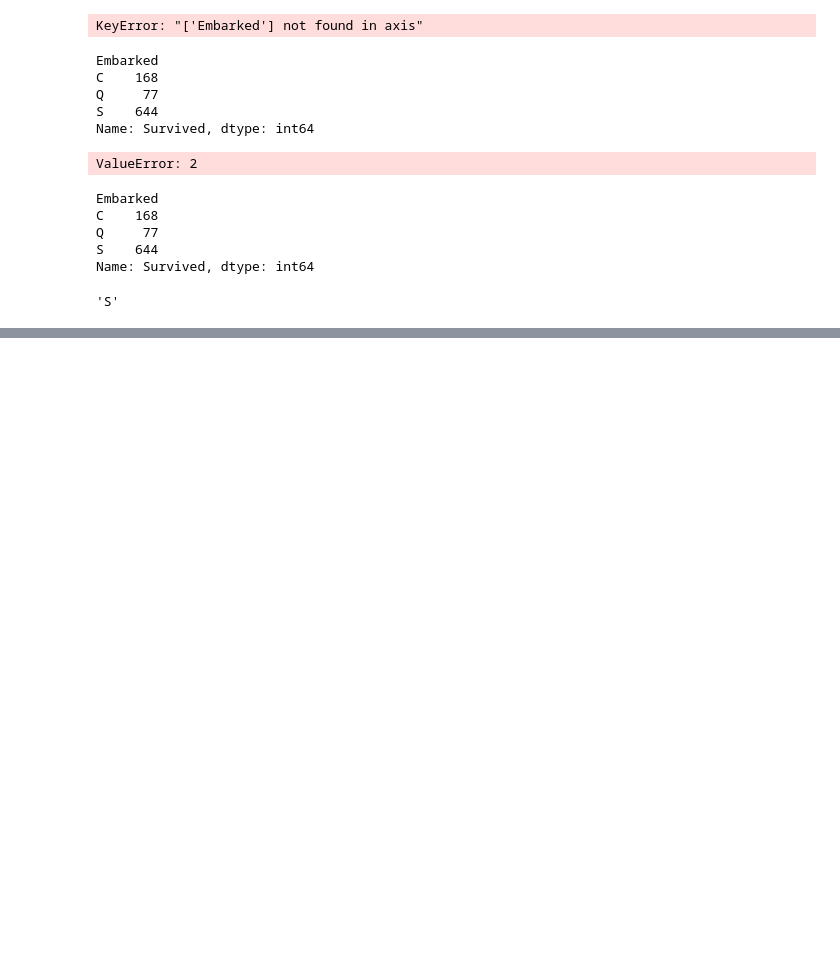
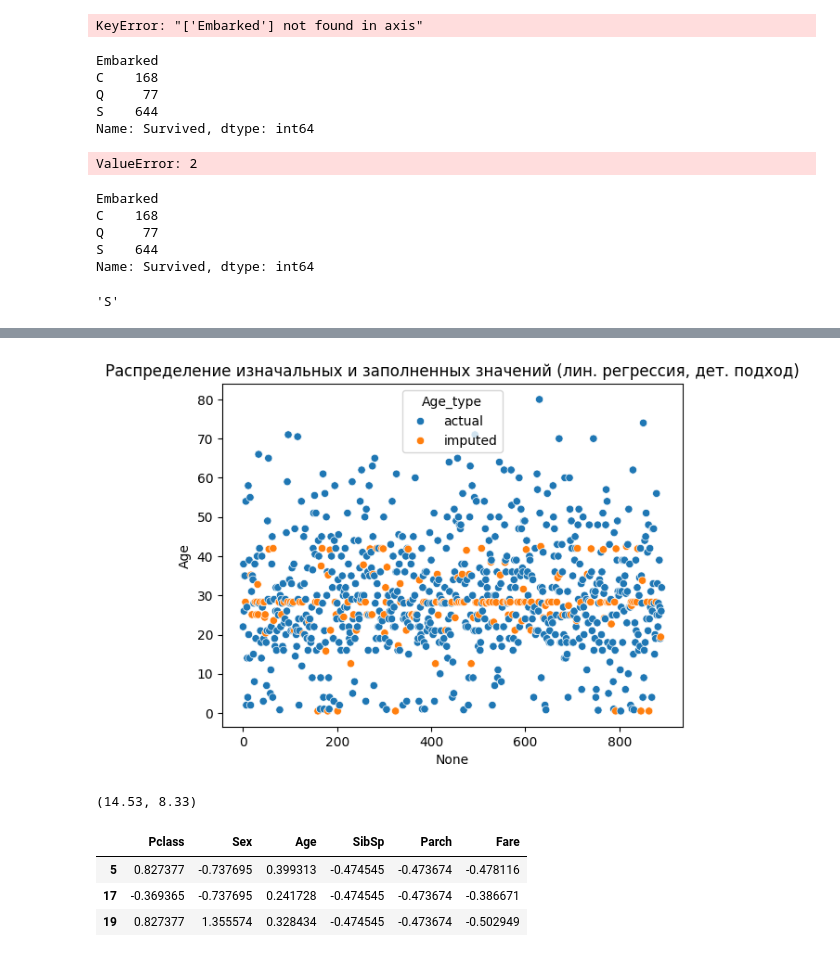
Before and after one commit to 88alexinho/data_analysis, a Jupyter notebook: missing_values.ipynb, the cells around one changed output, grey strips where cells are left out. Drawn from its saved outputs; the diff is of its cells as text; code cells hidden in the pictures; blank space fills up the shorter version.

```diff
--- a/missing_values.ipynb
+++ b/missing_values.ipynb
@@ -420,0 +585,3 @@ titanic.drop(columns = ['Embarked'], inplace = True)
+# %%
+# установим минимальное значение на уровне 0,5 (полгода)
+lr.Age.clip(lower = 0.5, inplace = True)
@@ -420,0 +601,13 @@ titanic.drop(columns = ['Embarked'], inplace = True)
+# %%
+# сделаем копию датафрейма, которую используем для визуализации
+lr_viz = lr.copy()
+
+# создадим столбец Age_type, в который запишем actual, если индекс наблюдения есть в train,
+# и imputed, если нет (т.е. он есть в test)
+lr_viz['Age_type'] = np.where(lr.index.isin(train.index), 'actual', 'imputed')
+
+# вновь "обрежем" нулевые значения
+lr_viz.Age.clip(lower = 0.5, inplace = True)
+
+# посмотрим на результат
+lr_viz.head(7)
@@ -420,0 +629,10 @@ titanic.drop(columns = ['Embarked'], inplace = True)
+# %%
+sns.scatterplot(data = lr_viz, x = lr_viz.index, y = 'Age', hue = 'Age_type')
+plt.title('Распределение изначальных и заполненных значений (лин. регрессия, дет. подход)');
+# %% [output]
+[figure, added]
+# %%
+lr_viz[lr_viz['Age_type'] == 'actual'].Age.std().round(2), \
+lr_viz[lr_viz['Age_type'] == 'imputed'].Age.std().round(2)
+# %% [output]
+(14.53, 8.33)
@@ -420,0 +655,10 @@ titanic.drop(columns = ['Embarked'], inplace = True)
+# %%
+test['Age'] = gaussian_noise(x = test['Age'])
+
+# посмотрим, как изменились заполненные значения
+test.head(3)
+# %% [output]
+|  | Pclass | Sex | Age | SibSp | Parch | Fare |
+| 5 | 0.827377 | -0.737695 | 0.399313 | -0.474545 | -0.473674 | -0.478116 |
+| 17 | -0.369365 | -0.737695 | 0.241728 | -0.474545 | -0.473674 | -0.386671 |
+| 19 | 0.827377 | 1.355574 | 0.328434 | -0.474545 | -0.473674 | -0.502949 |
```
Also changed, not shown: parts of 37 cells of this notebook.
